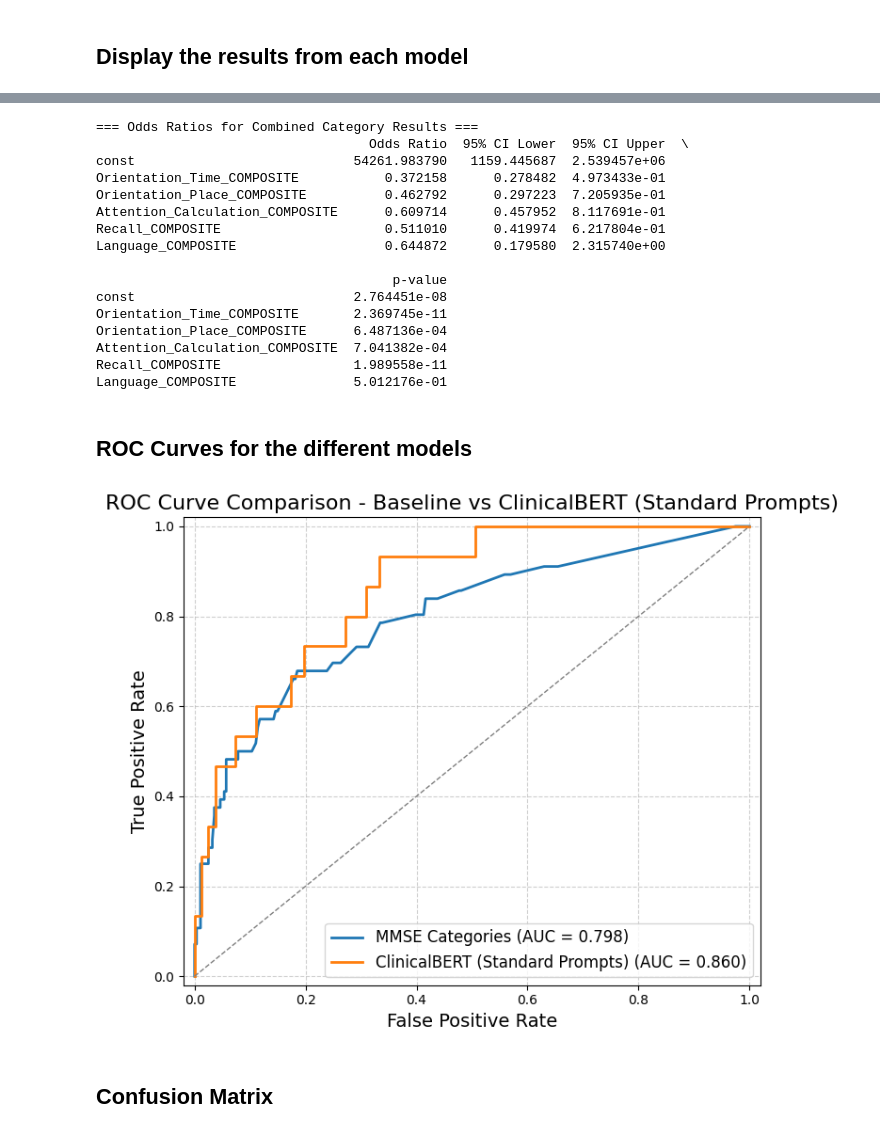
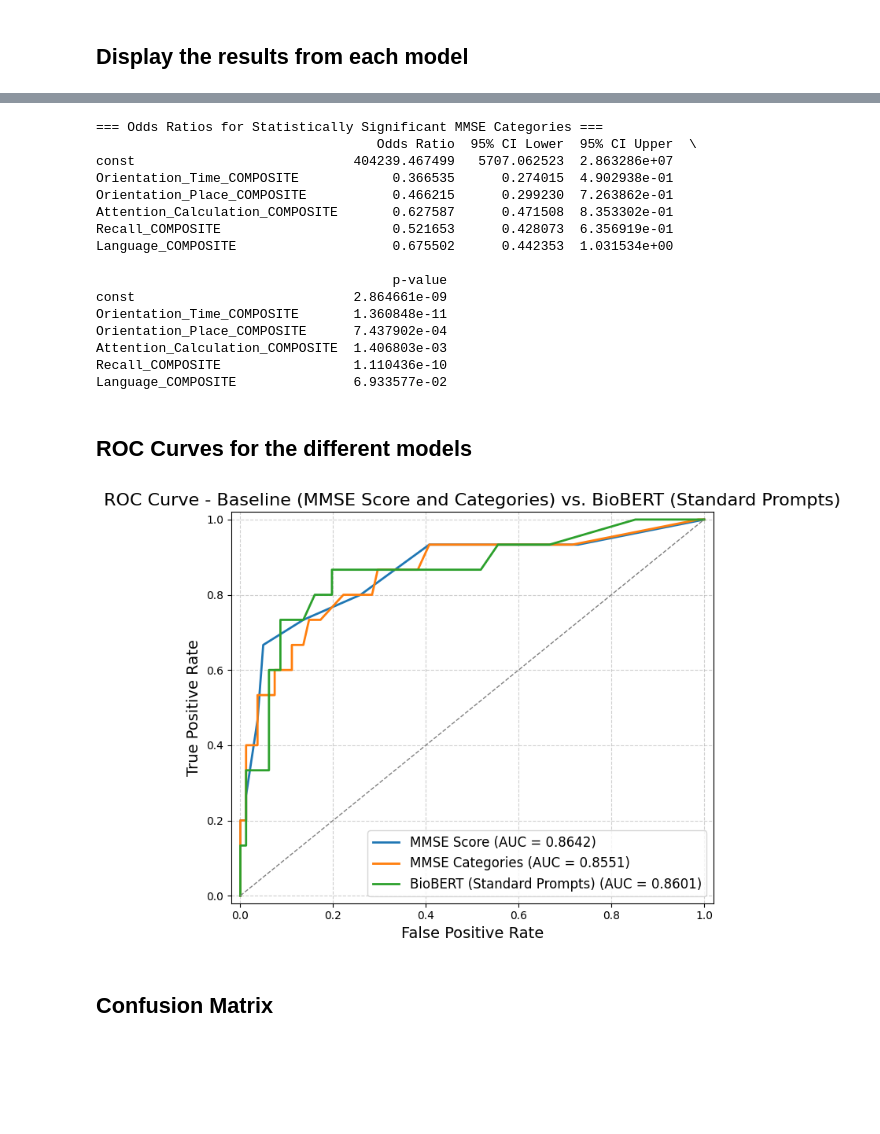
Before and after one commit to LisanKuruppu/bacheloroppgave, a Jupyter notebook: Logisitc_Analysis.ipynb, the cells around one changed output, grey strips where cells are left out. Saved outputs shown, nothing was run; the diff lists cells and outputs as text; code cells hidden in the pictures; blank space fills up the shorter version.

Commit message:
Completed Results

```diff
--- a/Logisitc_Analysis.ipynb
+++ b/Logisitc_Analysis.ipynb
@@ -42,7 +41,9 @@ mmse_cols = [
 
     "MMWATCH", "MMPENCIL", "MMREPEAT",
     "MMHAND", "MMFOLD", "MMONFLR",
-    "MMREAD", "MMWRITE", "MMDRAW"
+    "MMREAD", "MMWRITE",
+
+    "MMDRAW"
 ]
 
 # Define MMSE question categories
@@ -62,39 +63,36 @@ significant_categories = {
     "Orientation_Place": ["MMSTATE", "MMCITY", "MMAREA", "MMHOSPIT", "MMFLOOR"],
     "Attention_Calculation": ["MMD", "MML", "MMR", "MMO", "MMW"],
     "Recall": ["WORD1DL", "WORD2DL", "WORD3DL"],
-    "Language": ["MMWATCH", "MMPENCIL", "MMREPEAT", "MMHAND", "MMFOLD", "MMONFLR", "MMREAD", "MMWRITE"]
-}
-
-# Updated siginificant categories (With good questions)
-updated_categories = {
-    "Orientation_Time": ["MMYEAR", "MMMONTH", "MMDAY", "MMSEASON", "MMDATE"],
-    "Orientation_Place": ["MMSTATE", "MMCITY", "MMAREA", "MMHOSPIT", "MMFLOOR"],
-    "Attention_Calculation": ["MMD", "MML", "MMR", "MMO", "MMW"],
-    "Recall": ["WORD1DL", "WORD2DL", "WORD3DL"],
-    "Language": ["MMREPEAT"]
+    "Language": ["MMWATCH", "MMPENCIL", "MMREPEAT", "MMHAND", "MMFOLD", "MMONFLR", "MMREAD", "MMWRITE"],
 }
 
 # BioBERT embeddings
 df_numerical_biobert_train = pd.read_csv("data/Embeddings/Numerical_BioBERT_Train.csv")
 df_numerical_biobert_test = pd.read_csv("data/Embeddings/Numerical_BioBERT_Test.csv")
+
 df_biobert_train = pd.read_csv("data/Embeddings/BioBERT_Train.csv")
 df_biobert_test = pd.read_csv("data/Embeddings/BioBERT_Test.csv")
+
 df_context_biobert_test = pd.read_csv("data/Embeddings/Context_BioBERT_Train.csv")
 df_context_biobert_train = pd.read_csv("data/Embeddings/Context_BioBERT_Test.csv")
 
 # ClinicalBERT embeddings
 df_numerical_clinicalbert_train = pd.read_csv("data/Embeddings/Numerical_ClinicalBERT_Train.csv")
 df_numerical_clinicalbert_test = pd.read_csv("data/Embeddings/Numerical_ClinicalBERT_Test.csv")
+
 df_clincalbert_train = pd.read_csv("data/Embeddings/ClinicalBERT_Train.csv")
 df_clincalbert_test = pd.read_csv("data/Embeddings/ClinicalBERT_Test.csv")
+
 df_context_clinicalbert_test = pd.read_csv("data/Embeddings/Context_ClinicalBERT_Train.csv")
 df_context_clinicalbert_train = pd.read_csv("data/Embeddings/Context_ClinicalBERT_Test.csv")
 
 # MedBERT embeddings
 df_numerical_medbert_train = pd.read_csv("data/Embeddings/Numerical_MedBERT_Train.csv")
 df_numerical_medbert_test = pd.read_csv("data/Embeddings/Numerical_MedBERT_Test.csv")
+
 df_medbert_train = pd.read_csv("data/Embeddings/MedBERT_Train.csv")
 df_medbert_test = pd.read_csv("data/Embeddings/MedBERT_Test.csv")
+
 df_context_medbert_test = pd.read_csv("data/Embeddings/Context_MedBERT_Train.csv")
 df_context_medbert_train = pd.read_csv("data/Embeddings/Context_MedBERT_Test.csv")
 # %% [markdown]
@@ -269,10 +234,18 @@ def update_categories_with_good_questions(categories, good_questions):
 ## Logistic Regression on MMSCORE with Bootstrapping
 # %%
 # Define features and target
-X_train = df_train[['MMSCORE']]
+X_train = df_train[['MMSCORE', 'subject_id']]  # Include 'subject_id' in X_train
 y_train = df_train['AD']
-X_test = df_test[['MMSCORE']]
+X_test = df_test[['MMSCORE', 'subject_id']]  # Include 'subject_id' in X_test
 y_test = df_test['AD']
+
+# Use only the last visit for each subject in the test set
+X_test = X_test.drop_duplicates(subset=['subject_id'], keep='last')
+y_test = y_test[X_test.index]  # Align y_test with the filtered X_test
+
+# Drop 'subject_id' from X_train and X_test
+X_train = X_train.drop(columns=['subject_id'])
+X_test = X_test.drop(columns=['subject_id'])
 
 # Run bootstrapped logistic regression
 mmsescore_results = bootstrap_metrics(
@@ -900,7 +570,7 @@ biobert_combined_result = run_logistic_regression_pipeline(
     train_df=df_biobert_train,
     test_df=df_biobert_test,
     embedding_cols=[col for col in df_biobert_train.columns if col.startswith('Embedding_')],
-    categories=updated_categories,
+    categories=significant_categories,
     model_name="BioBERT"
 )
 # %% [output]
@@ -1125,7 +803,7 @@ summary_df.to_csv("data/Combined_Model_Metrics_Summary.csv", index=False)
 import pandas as pd
 
 # Assuming combined_category_results is already computed
-odds_ratios = updated_category_results["Odds Ratios (one-time fit)"]
+odds_ratios = significant_combined_results["Odds Ratios (one-time fit)"]
 
 # Convert to DataFrame if not already
 if isinstance(odds_ratios, dict):
@@ -1134,65 +812,66 @@ else:
     odds_ratios_df = odds_ratios
 
 # Display the table
-print("=== Odds Ratios for Combined Category Results ===")
+print("=== Odds Ratios for Statistically Significant MMSE Categories ===")
 print(odds_ratios_df)
 
 # Save to CSV (optional)
 # odds_ratios_df.to_csv("data/Odds_Ratios_Combined_Category_Results.csv", index=True)
 # %% [output]
-=== Odds Ratios for Combined Category Results ===
-                                   Odds Ratio  95% CI Lower  95% CI Upper  \
-const                            54261.983790   1159.445687  2.539457e+06
-Orientation_Time_COMPOSITE           0.372158      0.278482  4.973433e-01
-Orientation_Place_COMPOSITE          0.462792      0.297223  7.205935e-01
-Attention_Calculation_COMPOSITE      0.609714      0.457952  8.117691e-01
-Recall_COMPOSITE                     0.511010      0.419974  6.217804e-01
-Language_COMPOSITE                   0.644872      0.179580  2.315740e+00
+=== Odds Ratios for Statistically Significant MMSE Categories ===
+                                    Odds Ratio  95% CI Lower  95% CI Upper  \
+const                            404239.467499   5707.062523  2.863286e+07
+Orientation_Time_COMPOSITE            0.366535      0.274015  4.902938e-01
+Orientation_Place_COMPOSITE           0.466215      0.299230  7.263862e-01
+Attention_Calculation_COMPOSITE       0.627587      0.471508  8.353302e-01
+Recall_COMPOSITE                      0.521653      0.428073  6.356919e-01
+Language_COMPOSITE                    0.675502      0.442353  1.031534e+00
 
                                       p-value
-const                            2.764451e-08
-Orientation_Time_COMPOSITE       2.369745e-11
-Orientation_Place_COMPOSITE      6.487136e-04
-Attention_Calculation_COMPOSITE  7.041382e-04
-Recall_COMPOSITE                 1.989558e-11
-Language_COMPOSITE               5.012176e-01
+const                            2.864661e-09
+Orientation_Time_COMPOSITE       1.360848e-11
+Orientation_Place_COMPOSITE      7.437902e-04
+Attention_Calculation_COMPOSITE  1.406803e-03
+Recall_COMPOSITE                 1.110436e-10
+Language_COMPOSITE               6.933577e-02
 # %% [markdown]
 ## ROC Curves for the different models
 # %%
 # Function to plot ROC Curves for specified models (Styled)
 def plot_roc_curves(model_results, title='ROC Curve'):
     plt.figure(figsize=(7, 6))
 
     for model_name, (y_true, y_scores) in model_results.items():
         fpr, tpr, _ = roc_curve(y_true, y_scores)
         roc_auc = auc(fpr, tpr)
-        plt.plot(fpr, tpr, lw=2, label=f'{model_name} (AUC = {roc_auc:.3f})')
+        plt.plot(fpr, tpr, lw=2, label=f'{model_name} (AUC = {roc_auc:.4f})')
 
     # Random Chance line
     plt.plot([0, 1], [0, 1], color='gray', linestyle='--', lw=1)
 
     # Plot settings
     plt.xlim([-0.02, 1.02])
     plt.ylim([-0.02, 1.02])
     plt.xlabel('False Positive Rate', fontsize=14)
     plt.ylabel('True Positive Rate', fontsize=14)
     plt.title(f"{title}", fontsize=16)
     plt.legend(loc='lower right', fontsize=12)
     plt.grid(True, linestyle='--', alpha=0.6)
     plt.tight_layout()
     plt.show()
 
-# Function to plot both Baslines and ClinicalBERT (Standard Prompts) ROC Curves
+# Function to plot all ROC curves for the BERT models
 def plot_combined_roc():
     model_results = {
+        'MMSE Score': (mmsescore_results["True Labels"], mmsescore_results["Predicted Probabilities"]),
         'MMSE Categories': (combined_category_results["True Labels"], combined_category_results["Predicted Probabilities"]),
-        'ClinicalBERT (Standard Prompts)': (clinicalbert_combined_result["True Labels"], clinicalbert_combined_result["Predicted Probabilities"]),
+        'BioBERT (Standard Prompts)': (biobert_combined_result["True Labels"], biobert_combined_result["Predicted Probabilities"]),
     }
-    plot_roc_curves(model_results, title='ROC Curve Comparison - Baseline vs ClinicalBERT (Standard Prompts)')
+    plot_roc_curves(model_results, title='ROC Curve - Baseline (MMSE Score and Categories) vs. BioBERT (Standard Prompts)')
 
 # Plot both Baslines and ClinicalBERT (Contextual Prompts) ROC Curves
 plot_combined_roc()
 # %% [output]
-[figure, old version]
+[figure, new version]
 # %% [markdown]
 ## Confusion Matrix
```
Also changed, not shown: parts of 21 cells of this notebook, 23 other files.
